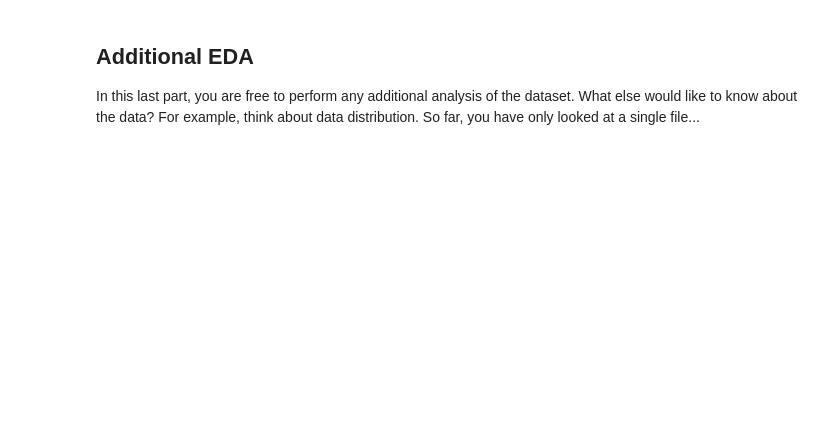
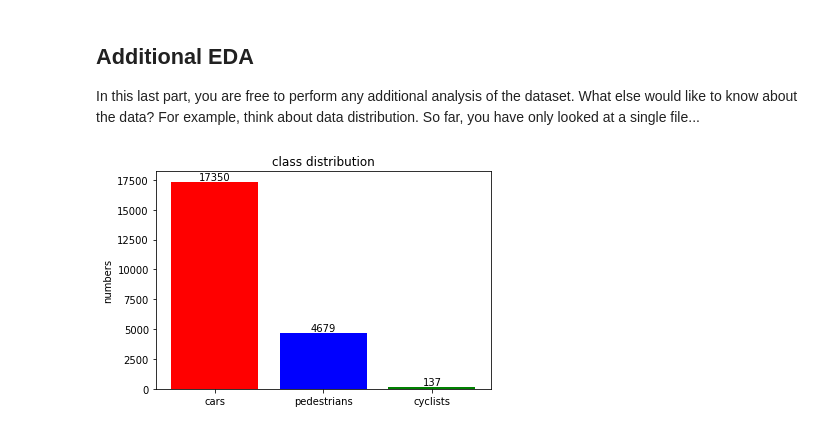
Before and after one commit to datacamp527ataudi/nd013-c1-vision-starter, a Jupyter notebook: Exploratory Data Analysis.ipynb, the cells around one changed output. Saved outputs shown, nothing was run; the diff lists cells and outputs as text; code cells hidden in the pictures; blank space fills up the shorter version.

```diff
--- a/Exploratory Data Analysis.ipynb
+++ b/Exploratory Data Analysis.ipynb
@@ -76,3 +76,32 @@ plt.show()
 
 In this last part, you are free to perform any additional analysis of the dataset. What else would like to know about the data?
 For example, think about data distribution. So far, you have only looked at a single file...
+# %%
+# Display class distribution
+sum_cars = 0
+sum_pedestrians = 0
+sum_cyclists = 0
+
+for file in dataset.take(1000):
+    classes = file["groundtruth_classes"].numpy()
+    for cl in classes:
+        if cl==1:
+            sum_cars = sum_cars+1
+        if cl==2:
+            sum_pedestrians = sum_pedestrians+1
+        if cl==4:
+            sum_cyclists = sum_cyclists+1
+
+
+fig, ax = plt.subplots()
+class_names = ["cars", "pedestrians", "cyclists"]
+counts = [sum_cars, sum_pedestrians, sum_cyclists]
+
+p1 = ax.bar(class_names, counts, color=["red", "blue", "green"])
+ax.set_ylabel("numbers")
+ax.set_title("class distribution")
+ax.bar_label(p1)
+
+plt.show()
+# %% [output]
+[figure, added]
```
Also changed, not shown: parts of 3 cells of this notebook.
